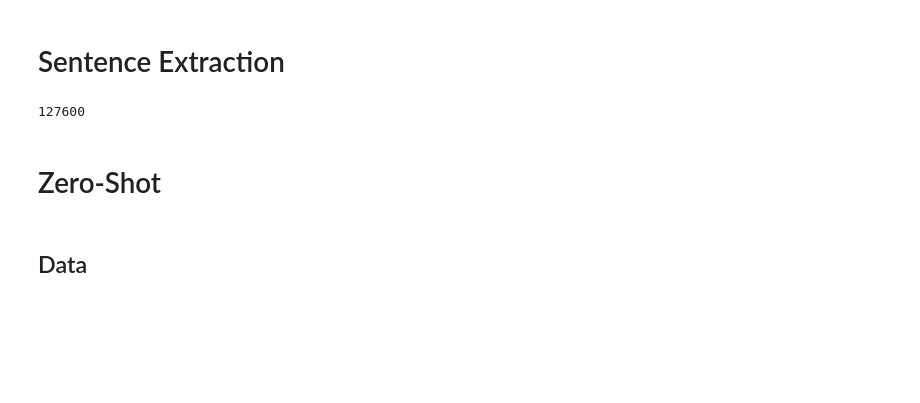
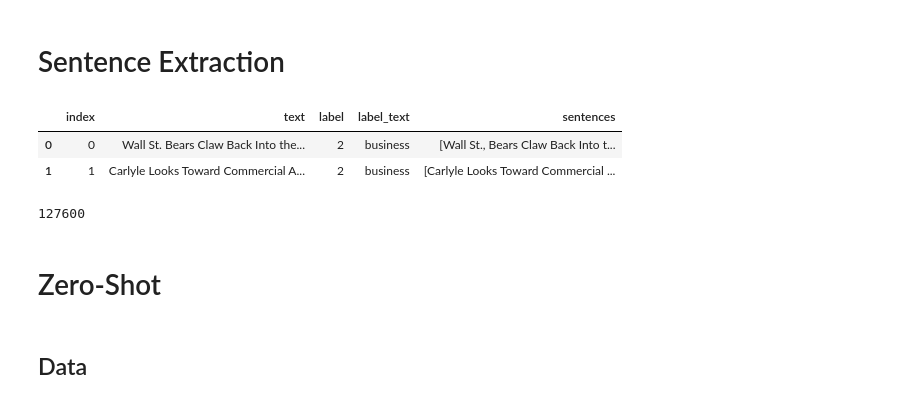
Before and after one commit to alealcoforado/zeroberto, a Jupyter notebook: ZeroBERTo_pipeline.ipynb, the cells around one changed output. Drawn from its saved outputs; the diff is of its cells as text; code cells hidden in the pictures; blank space fills up the shorter version.

```diff
--- a/ZeroBERTo_pipeline.ipynb
+++ b/ZeroBERTo_pipeline.ipynb
@@ -101,11 +94,12 @@ print(labels_list)
 # %%
 tokenizer = nltk.tokenize.punkt.PunktSentenceTokenizer()
 # %%
-try:
-    print(train['sentences'])
-except:
-    train['sentences'] = train[data_col].progress_apply(lambda txt:tokenizer.tokenize(txt))
-    train.head(2)
+train['sentences'] = train[data_col].progress_apply(lambda txt:tokenizer.tokenize(txt))
+train.head(2)
+# %% [output]
+|  | index | text | label | label_text | sentences |
+| 0 | 0 | Wall St. Bears Claw Back Into the... | 2 | business | [Wall St., Bears Claw Back Into t... |
+| 1 | 1 | Carlyle Looks Toward Commercial A... | 2 | business | [Carlyle Looks Toward Commercial ... |
 # %%
 sentences_to_classify = []
 for sentences in train['sentences']:
```
Also changed, not shown: parts of 10 cells of this notebook, 4 other files.
